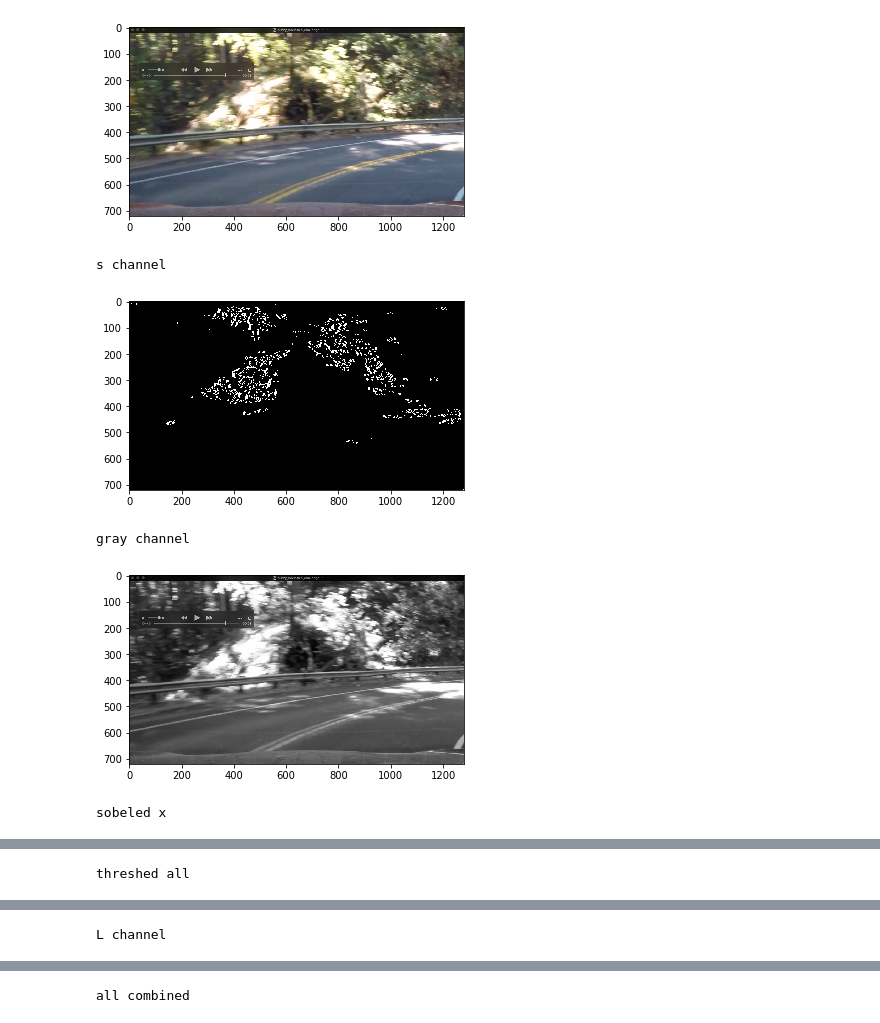
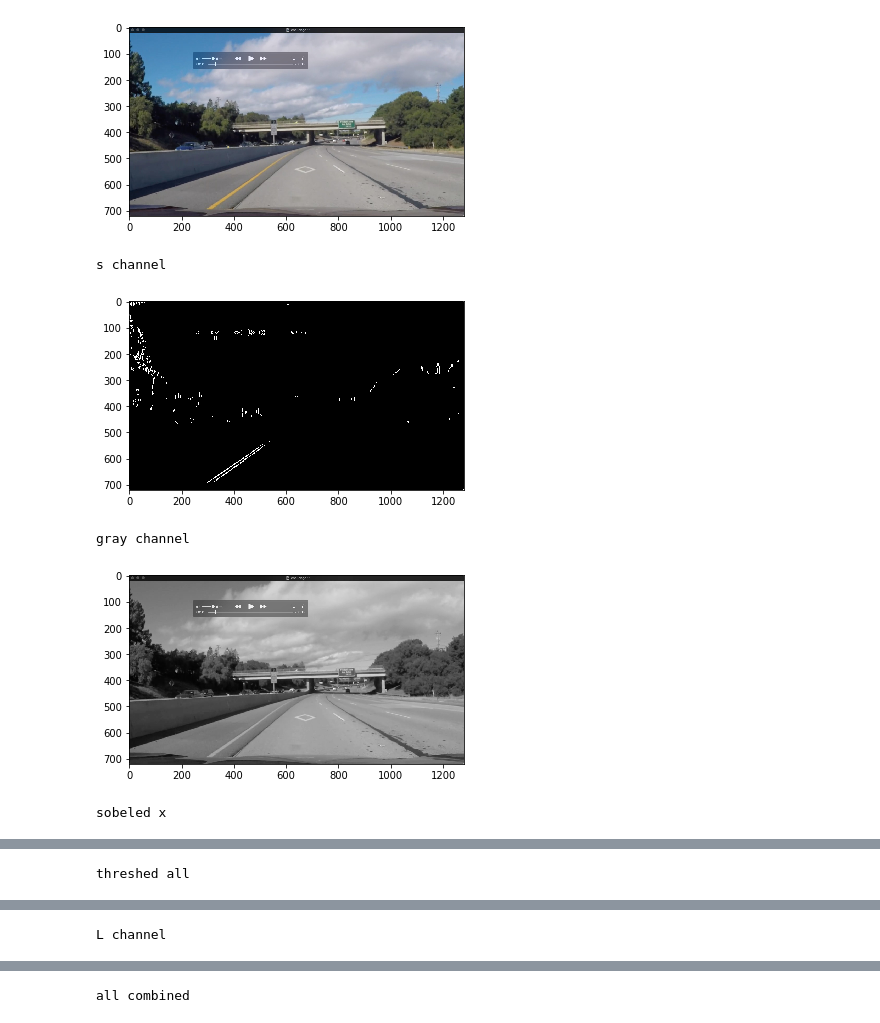
Before and after one commit to artxj/CarND-Advanced-Lane-Lines, a Jupyter notebook: lane_finder.ipynb, the cells around one changed output, grey strips where cells are left out. Saved outputs shown, nothing was run; the diff lists cells and outputs as text; code cells hidden in the pictures.

```diff
--- a/lane_finder.ipynb
+++ b/lane_finder.ipynb
@@ -258,16 +267,7 @@ def test_func(image, show_plot=False):
     l_channel = hls[:, :, 1]
 
     thresh = [150, 255]
-    #s_binary_output = np.zeros_like(s_channel)
-    #s_binary_output[(s_channel >= thresh[0]) & (s_channel <= thresh[1])] = 1
-    #s_threshed = thresh_gray_image(s_channel, thresh=(95, 255))
     s_binary_output = apply_sobel_thresh(s_channel, orient='x', thresh=(40, 100), kernel_size=15)
-    #sx_binary_output = apply_sobel_thresh(s_channel, orient='x', thresh=(10, 100), kernel_size=21)
-    #sy_binary_output = apply_sobel_thresh(s_channel, orient='y', thresh=(10, 100), kernel_size=21)
-    #sx_binary_output = apply_magnitude_sobel(s_channel,thresh=(15, 100), kernel_size=3)
-    #sd_binary_output = apply_direction_sobel(s_channel, thresh=(0.8, 1.2), kernel_size=25)
-    #s_binary_output = np.zeros_like(sx_binary_output)
-    #s_binary_output[(sx_binary_output == 1) & (sy_binary_output == 1) & (sd_binary_output == 1)] = 1
     if show_plot:
         print('s channel')
         show_image(s_binary_output, cmap='gray')
@@ -291,100 +291,39 @@ def test_func(image, show_plot=False):
         print('threshed all')
         show_image(threshed, cmap='gray')
 
-    thresh = [135, 255]
+    thresh = [155, 255]
     l_binary_output = np.zeros_like(l_channel)
     l_binary_output[(l_channel >= thresh[0]) & (l_channel <= thresh[1])] = 1
     if show_plot:
         print('L channel')
         show_image(l_binary_output, cmap='gray')
 
     s_l = np.zeros_like(l_binary_output)
-    # s_l[((threshed == 1) & (l_binary_output == 1)) | (s_binary_output == 1)] = 1
-    # s_l[(sobelx == 1) | (s_binary_output == 1)] = 1
 
     s_l[((threshed == 1) & (l_binary_output == 1)) | (s_binary_output == 1)] = 1
-    if show_plot:
-        print('all combined')
-        show_image(s_l, cmap='gray')
-
-    return s_l
-
-def test_func3(image, show_plot=False):
-    if show_plot:
-        show_image(image)
-    # image = blur_image(image, kernel_size=9)
-    hls = cv2.cvtColor(image, cv2.COLOR_RGB2HLS)
-    s_channel = hls[:, :, 2]
-    l_channel = hls[:, :, 1]
-
-    thresh = [150, 255]
-    #s_binary_output = np.zeros_like(s_channel)
-    #s_binary_output[(s_channel >= thresh[0]) & (s_channel <= thresh[1])] = 1
-    #s_threshed = thresh_gray_image(s_channel, thresh=(95, 255))
-    s_binary_output = apply_sobel_thresh(s_channel, orient='x', thresh=(20, 100), kernel_size=5)
-    #sx_binary_output = apply_sobel_thresh(s_channel, orient='x', thresh=(10, 100), kernel_size=21)
-    #sy_binary_output = apply_sobel_thresh(s_channel, orient='y', thresh=(10, 100), kernel_size=21)
-    #sx_binary_output = apply_magnitude_sobel(s_channel,thresh=(15, 100), kernel_size=3)
-    #sd_binary_output = apply_direction_sobel(s_channel, thresh=(0.8, 1.2), kernel_size=25)
-    #s_binary_output = np.zeros_like(sx_binary_output)
-    #s_binary_output[(sx_binary_output == 1) & (sy_binary_output == 1) & (sd_binary_output == 1)] = 1
-
-    if show_plot:
-        print('s channel')
-        show_image(s_binary_output, cmap='gray')
-
-    # gray = cv2.cvtColor(image, cv2.COLOR_RGB2GRAY)
-    gray = image[:, :, 2] # blue channel
-    if show_plot:
-        print('blue channel')
-        show_image(gray, cmap='gray')
-
-    threshed_m = apply_magnitude_sobel(gray, kernel_size=3, thresh=(10, 100))
-    #show_image(threshed_m, cmap='gray')
-    threshed_d = apply_direction_sobel(gray, kernel_size=21, thresh=(0.7, 1.3))
-    #show_image(threshed_d, cmap='gray')
-
-    sobelx = apply_sobel_thresh(gray, orient='x', thresh=(20, 100), kernel_size=25)
-    sobely = apply_sobel_thresh(gray, orient='y', thresh=(20, 100), kernel_size=25)
-    sobel_comb = np.zeros_like(sobelx)
-    sobel_comb[(sobelx == 1) & (sobely == 1)] = 1
-
-    if show_plot:
-        print('sobeled')
-        show_image(sobel_comb, cmap='gray')
-    threshed = np.zeros_like(threshed_m)
-    threshed[((threshed_m == 1) & (threshed_d == 1))] = 1
-    if show_plot:
-        print('threshed')
-        show_image(threshed, cmap='gray')
-
-
-    s_l = np.zeros_like(threshed)
-
-    s_l[(sobel_comb == 1) | (s_binary_output == 1)] = 1
     if show_plot:
         print('all combined')
         show_image(s_l, cmap='gray')
 
     return s_l
 
 def test_func2(image, show_plot=False):
     #hls = cv2.cvtColor(image, cv2.COLOR_RGB2Luv)
     hls = image
     l_channel = hls[:, :, 0]
     u_channel = hls[:, :, 1]
     v_channel = hls[:, :, 2]
     show_image(l_channel, cmap='gray')
     print()
     show_image(u_channel, cmap='gray')
     show_image(v_channel, cmap='gray')
 
-image = read_image('./test_images/hard5.jpg')
+image = read_image('./test_images/challenge1.jpg')
 test_func(image, show_plot=True)
 # %% [output]
-[figure, old version]
+[figure, new version]
 s channel
-[figure, old version]
+[figure, new version]
 gray channel
-[figure, old version]
+[figure, new version]
 sobeled x
```
Also changed, not shown: parts of 14 cells of this notebook.
